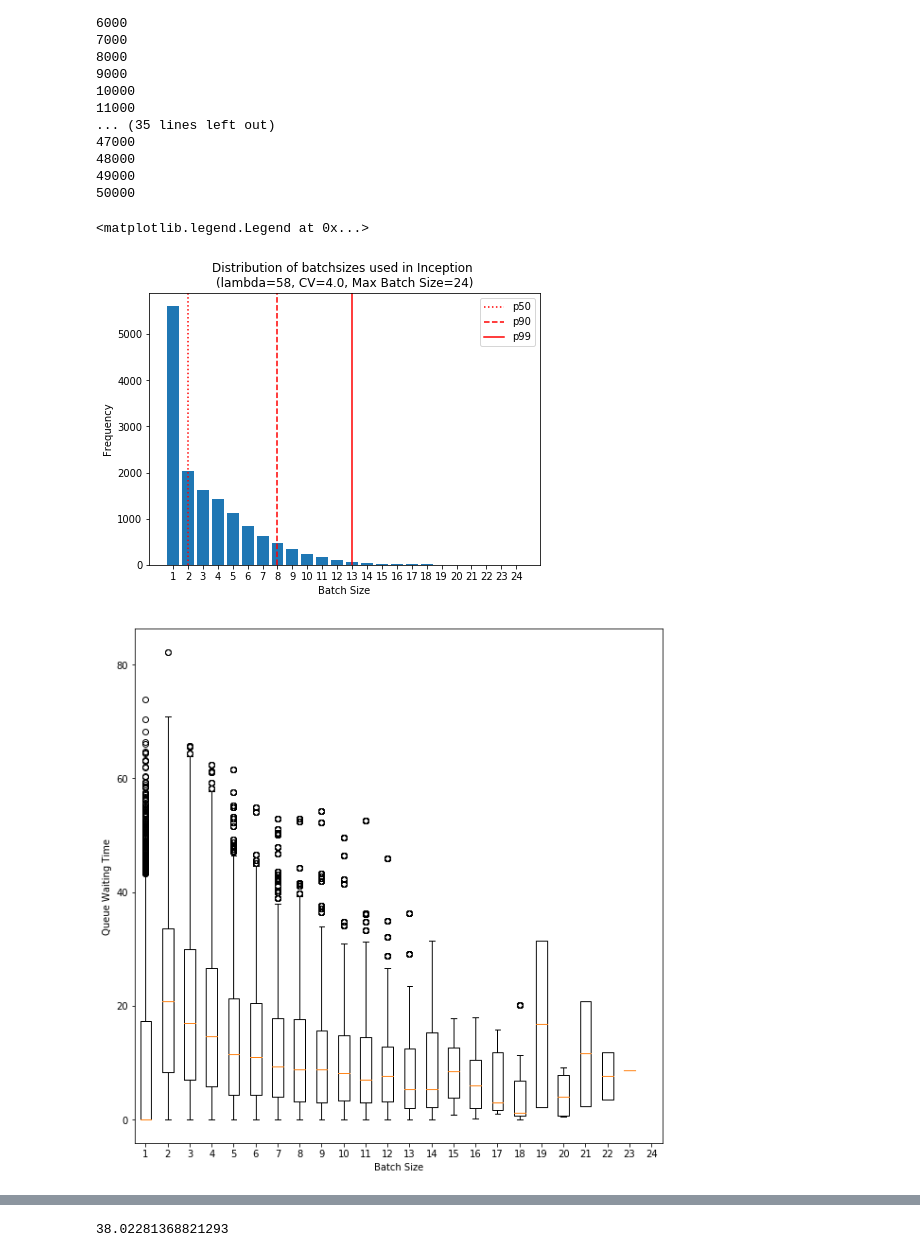
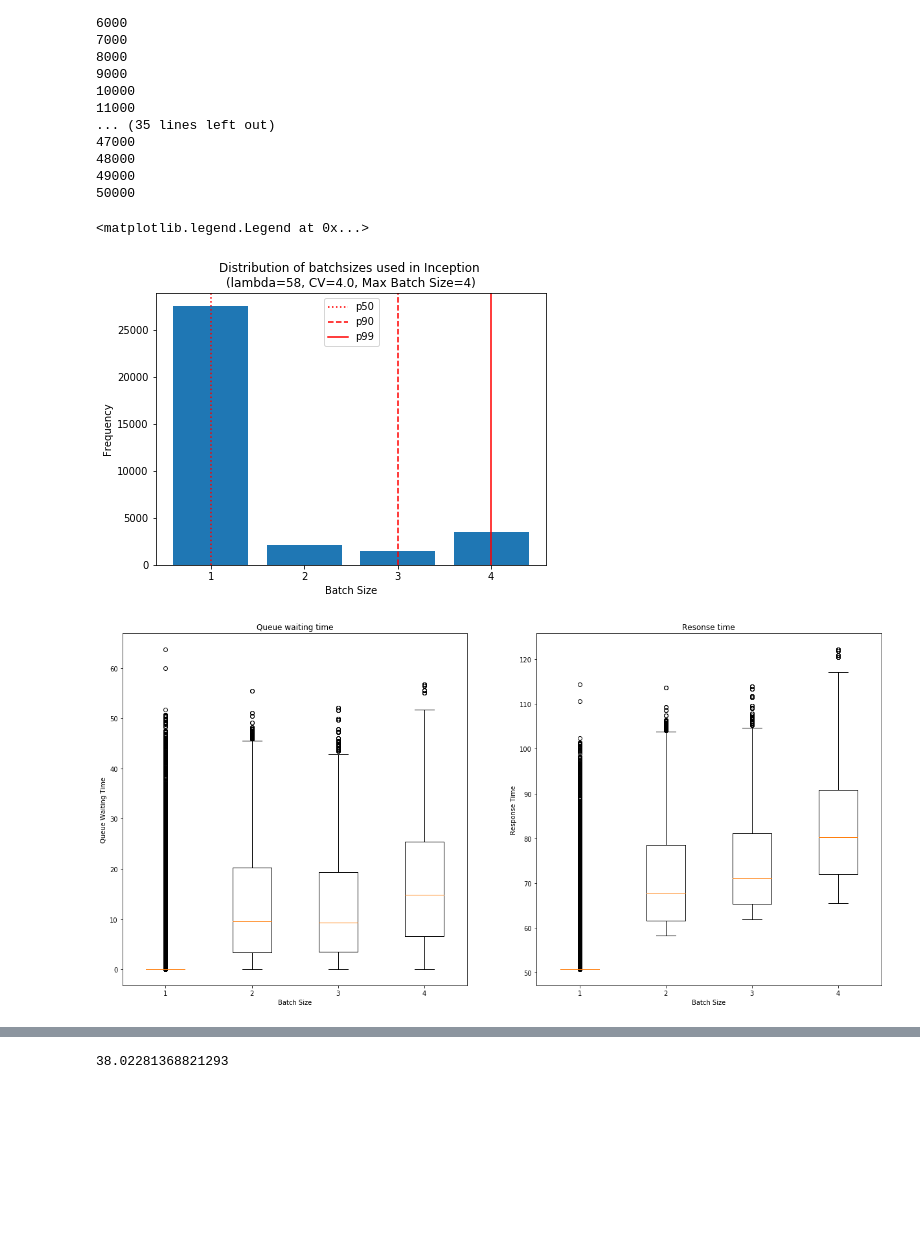
Before and after one commit to EyalSel/plots-model-comp-paper, a Jupyter notebook: plotting/Sim_Eyal.ipynb, the cells around one changed output, grey strips where cells are left out. Drawn from its saved outputs; the diff is of its cells as text; code cells hidden in the pictures; blank space fills up the shorter version.

Commit message:
Simulation plotting changes

```diff
--- a/plotting/Sim_Eyal.ipynb
+++ b/plotting/Sim_Eyal.ipynb
@@ -258,12 +261,16 @@ len(deltas), deltas
 
 batches = inception_array[:,0]
 over_latencies = 1/(inception_array[:,2]/1000)
-smoothed_fn=line_segment_function(batches, over_latencies*batches)
+full_inception_smoothed_fn=line_segment_function(batches, over_latencies*batches)
 
 scheduler = Scheduler()
 source = SourceNode(deltas, scheduler)
-max_batch_size = 24
-inception = BatchedNode(max_batch_size=max_batch_size, smoothed_fn=smoothed_fn, name="Inception", scheduler=scheduler, batching_delay=0, num_replicas=1)
+# max_batch_size = 16
+# inception = BatchedNode(max_batch_size=max_batch_size, smoothed_fn=full_inception_smoothed_fn, name="Inception", scheduler=scheduler, batching_delay=0, num_replicas=1)
+over_latencies = 1/(inception_array[:,2]/1000*0.75)
+full_inception_smoothed_fn=line_segment_function(batches, over_latencies*batches)
+max_batch_size = 4
+inception = BatchedNode(max_batch_size=max_batch_size, smoothed_fn=full_inception_smoothed_fn, name="Inception", scheduler=scheduler, batching_delay=0, num_replicas=4)
 sink = SinkNode(scheduler)
 source.then(inception)
 inception.then(sink)
@@ -304,18 +311,31 @@ plt.bar(np.arange(max_batch_size)+1, resized_count)
 plt.legend()
 # %% [output]
 <matplotlib.legend.Legend at 0x...>
-[figure, old version]
+[figure, new version]
 # %%
+plt.figure(figsize=(21,10))
 queue_waiting_time = np.asarray([q['Inception_dequeue_time']-q['Inception_enqueue_time'] for q in final_lineage_result])
 batch_size = np.asarray([q['Inception_batchsize'] for q in final_lineage_result])
 botxplot_data = []
-plt.figure(figsize=(10,10))
+plt.subplot(1,2,1)
+plt.title("Queue waiting time")
 plt.xlabel("Batch Size")
 plt.ylabel("Queue Waiting Time")
 for i in np.arange(max_batch_size)+1:
     queue_waiting_time_for_batchsize = queue_waiting_time[batch_size == i]
     botxplot_data.append(queue_waiting_time_for_batchsize)
 plt.boxplot(botxplot_data, positions=np.arange(max_batch_size)+1);
-# plt.scatter(batch_size, queue_waiting_time)
+
+response_waiting_time = np.asarray([q['Inception_service_time']-q['Inception_enqueue_time'] for q in final_lineage_result])
+batch_size = np.asarray([q['Inception_batchsize'] for q in final_lineage_result])
+botxplot_data = []
+plt.subplot(1,2,2)
+plt.title("Resonse time")
+plt.xlabel("Batch Size")
+plt.ylabel("Response Time")
+for i in np.arange(max_batch_size)+1:
+    response_waiting_time_for_batchsize = response_waiting_time[batch_size == i]
+    botxplot_data.append(response_waiting_time_for_batchsize)
+plt.boxplot(botxplot_data, positions=np.arange(max_batch_size)+1);
 # %% [output]
-[figure, old version]
+[figure, new version]
```
Also changed, not shown: parts of 5 cells of this notebook.
